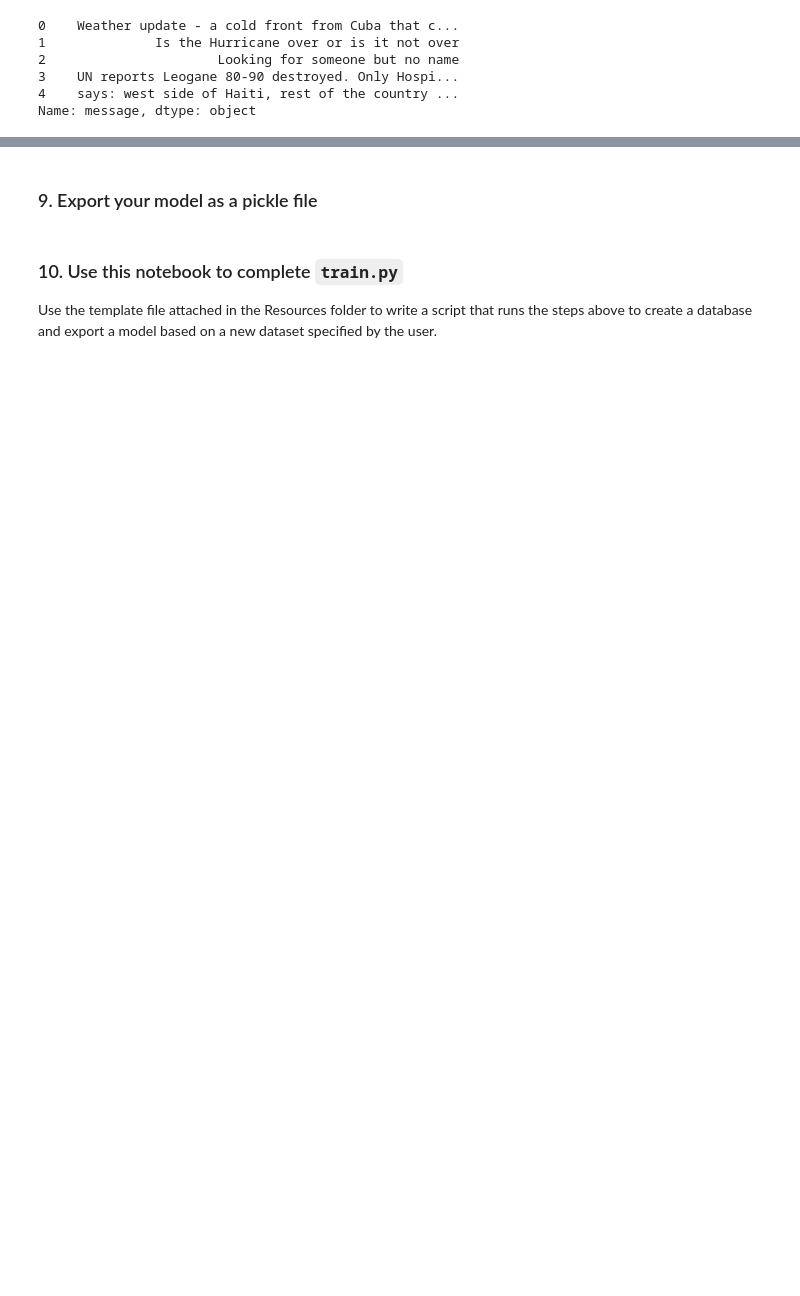
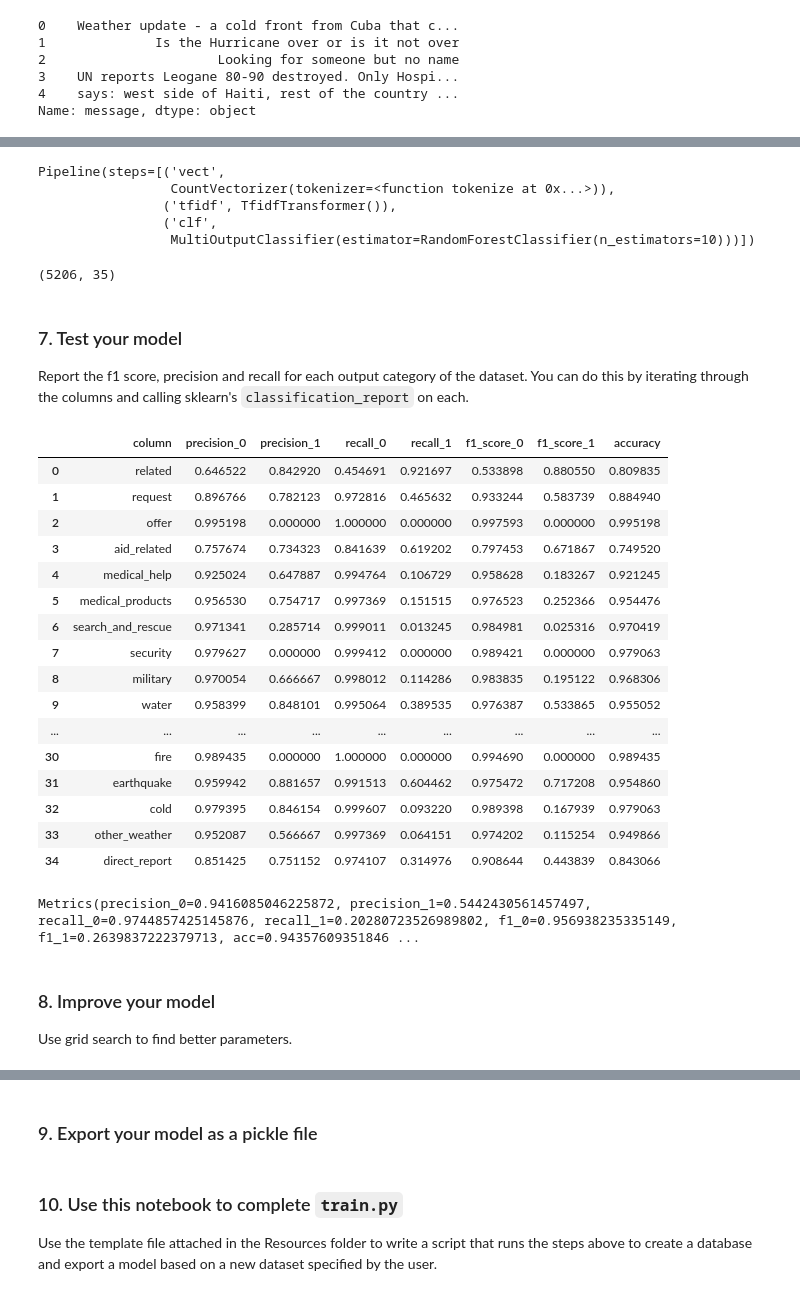
Before and after one commit to leminkhoa/Udacity_DisasterReponsePipeline_Project, a Jupyter notebook: ML Pipeline Preparation.ipynb, the cells around one changed output, grey strips where cells are left out. Saved outputs shown, nothing was run; the diff lists cells and outputs as text; code cells hidden in the pictures; blank space fills up the shorter version.

```diff
--- a/ML Pipeline Preparation.ipynb
+++ b/ML Pipeline Preparation.ipynb
@@ -92,0 +253,52 @@ Since this project focuses on code quality, process, and  pipelines, there is no
+# %%
+# Split train and test sets
+X_train, X_test, y_train, y_test = train_test_split(X, y, test_size=.2, random_state=42)
+# %%
+# Train dataset
+pipeline.fit(X_train, y_train)
+# %% [output]
+Pipeline(steps=[('vect',
+                 CountVectorizer(tokenizer=<function tokenize at 0x...>)),
+                ('tfidf', TfidfTransformer()),
+                ('clf',
+                 MultiOutputClassifier(estimator=RandomForestClassifier(n_estimators=10)))])
+# %%
+# Predict
+y_pred = pipeline.predict(X_test)
+# %%
+y_pred.shape
+# %% [output]
+(5206, 35)
+# %% [markdown]
+### 7. Test your model
+Report the f1 score, precision and recall for each output category of the dataset. You can do this by iterating through the columns and calling sklearn's `classification_report` on each.
+# %%
+report_df, metrics_mean = metrics_evaluation(y_test, y_pred)
+# %%
+report_df
+# %% [output]
+|  | column | precision_0 | precision_1 | recall_0 | recall_1 | f1_score_0 | f1_score_1 | accuracy |
+| 0 | related | 0.646522 | 0.842920 | 0.454691 | 0.921697 | 0.533898 | 0.880550 | 0.809835 |
+| 1 | request | 0.896766 | 0.782123 | 0.972816 | 0.465632 | 0.933244 | 0.583739 | 0.884940 |
+| 2 | offer | 0.995198 | 0.000000 | 1.000000 | 0.000000 | 0.997593 | 0.000000 | 0.995198 |
+| 3 | aid_related | 0.757674 | 0.734323 | 0.841639 | 0.619202 | 0.797453 | 0.671867 | 0.749520 |
+| 4 | medical_help | 0.925024 | 0.647887 | 0.994764 | 0.106729 | 0.958628 | 0.183267 | 0.921245 |
+| 5 | medical_products | 0.956530 | 0.754717 | 0.997369 | 0.151515 | 0.976523 | 0.252366 | 0.954476 |
+| 6 | search_and_rescue | 0.971341 | 0.285714 | 0.999011 | 0.013245 | 0.984981 | 0.025316 | 0.970419 |
+| 7 | security | 0.979627 | 0.000000 | 0.999412 | 0.000000 | 0.989421 | 0.000000 | 0.979063 |
+| 8 | military | 0.970054 | 0.666667 | 0.998012 | 0.114286 | 0.983835 | 0.195122 | 0.968306 |
+| 9 | water | 0.958399 | 0.848101 | 0.995064 | 0.389535 | 0.976387 | 0.533865 | 0.955052 |
+| ... | ... | ... | ... | ... | ... | ... | ... | ... |
+| 30 | fire | 0.989435 | 0.000000 | 1.000000 | 0.000000 | 0.994690 | 0.000000 | 0.989435 |
+| 31 | earthquake | 0.959942 | 0.881657 | 0.991513 | 0.604462 | 0.975472 | 0.717208 | 0.954860 |
+| 32 | cold | 0.979395 | 0.846154 | 0.999607 | 0.093220 | 0.989398 | 0.167939 | 0.979063 |
+| 33 | other_weather | 0.952087 | 0.566667 | 0.997369 | 0.064151 | 0.974202 | 0.115254 | 0.949866 |
+| 34 | direct_report | 0.851425 | 0.751152 | 0.974107 | 0.314976 | 0.908644 | 0.443839 | 0.843066 |
+# %%
+# Print average for each metrics
+metrics_mean
+# %% [output]
+Metrics(precision_0=0.9416085046225872, precision_1=0.5442430561457497, recall_0=0.9744857425145876, recall_1=0.20280723526989802, f1_0=0.956938235335149, f1_1=0.2639837222379713, acc=0.94357609351846 ...
+# %% [markdown]
+### 8. Improve your model
+Use grid search to find better parameters.
```
Also changed, not shown: parts of 51 cells of this notebook, 11 other files.
